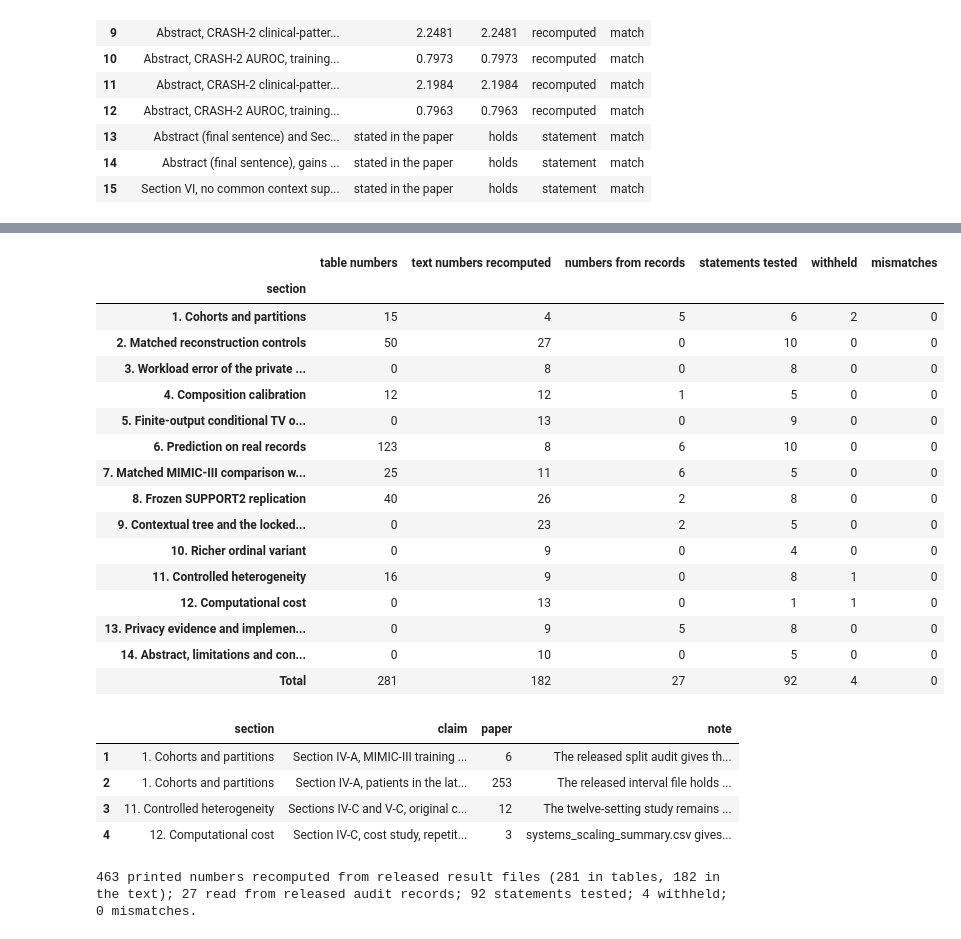
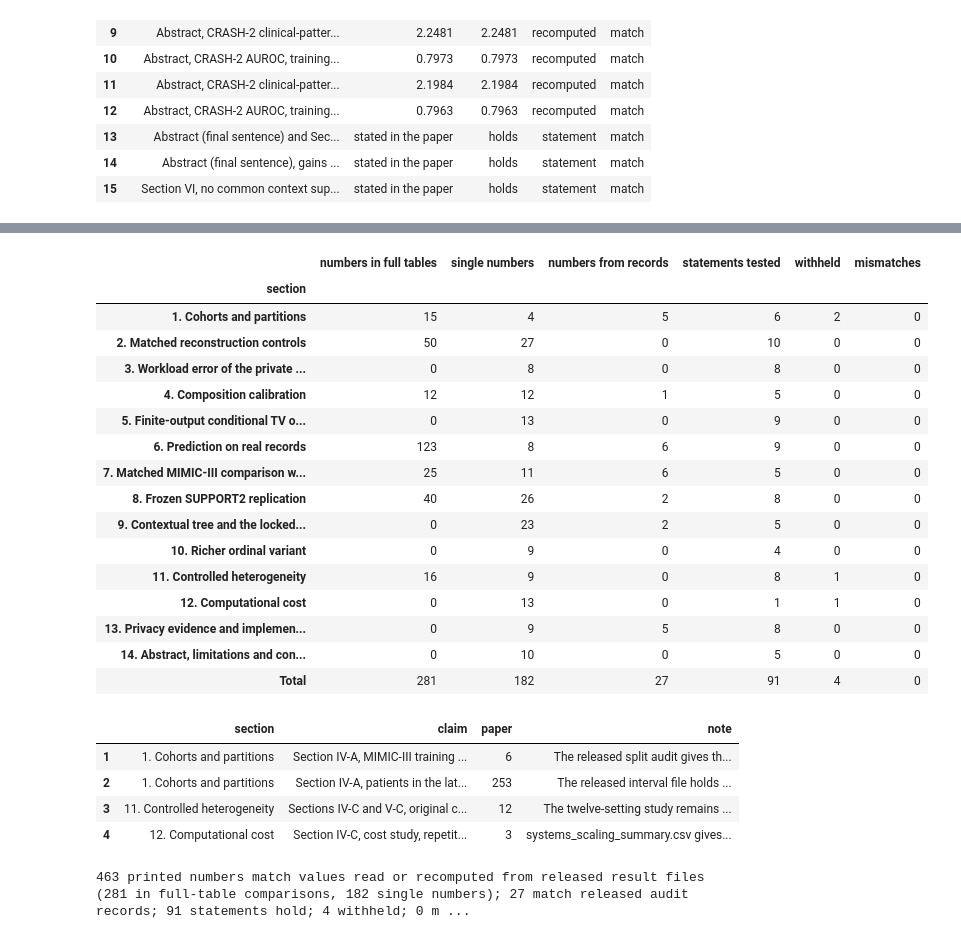
Before and after one commit to MdJoy31/FairWard, a Jupyter notebook: FairWard_supporting_evidence.ipynb, the cells around one changed output, grey strips where cells are left out. Cells and saved outputs as stored; diff of their text form; code cells hidden in the pictures.

```diff
--- a/FairWard_supporting_evidence.ipynb
+++ b/FairWard_supporting_evidence.ipynb
@@ -3214,38 +3218,39 @@ The summary counts what each section compared. Table and number rows count print
 # %%
 ledger = pd.DataFrame(LEDGER)
 order = list(dict.fromkeys(ledger.section))
 numbers = ledger.pivot_table(index="section", columns="basis", values="numbers", aggfunc="sum", fill_value=0)
 counts = ledger.pivot_table(index="section", columns="basis", values="claim", aggfunc="count", fill_value=0)
 summary = pd.DataFrame({
-    "table numbers": numbers.get("table", 0),
-    "text numbers recomputed": numbers.get("recomputed", 0),
+    "numbers in full tables": numbers.get("table", 0),
+    "single numbers": numbers.get("recomputed", 0),
     "numbers from records": numbers.get("record", 0),
     "statements tested": counts.get("statement", 0),
     "withheld": numbers.get("withheld", 0),
     "mismatches": ledger[ledger.status.eq("MISMATCH")].groupby("section").size(),
 }).reindex(order).fillna(0).astype(int)
 summary.loc["Total"] = summary.sum()
 display(summary)
 
 held = ledger[ledger.basis.eq("withheld")]
 if len(held):
     display(held[["section", "claim", "paper", "note"]].set_axis(range(1, len(held) + 1)))
 
 t = summary.loc["Total"]
-print(f"{t['table numbers'] + t['text numbers recomputed']} printed numbers recomputed from released result files "
-      f"({t['table numbers']} in tables, {t['text numbers recomputed']} in the text); "
-      f"{t['numbers from records']} read from released audit records; {t['statements tested']} statements tested; "
+print(f"{t['numbers in full tables'] + t['single numbers']} printed numbers match values read or recomputed from released "
+      f"result files ({t['numbers in full tables']} in full-table comparisons, {t['single numbers']} single numbers); "
+      f"{t['numbers from records']} match released audit records; {t['statements tested']} statements hold; "
       f"{t['withheld']} withheld; {t['mismatches']} mismatches.")
-assert not ledger.status.eq("MISMATCH").any(), "At least one comparison with the paper failed."
+failed = ledger[ledger.status.eq("MISMATCH")]
+assert failed.empty, "Comparisons with the paper failed:\n" + failed[["section", "claim", "paper", "notebook"]].to_string()
 # %% [output]
-|  | table numbers | text numbers recomputed | numbers from records | statements tested | withheld | mismatches |
+|  | numbers in full tables | single numbers | numbers from records | statements tested | withheld | mismatches |
 | section |  |  |  |  |  |  |
 | 1. Cohorts and partitions | 15 | 4 | 5 | 6 | 2 | 0 |
 | 2. Matched reconstruction controls | 50 | 27 | 0 | 10 | 0 | 0 |
 | 3. Workload error of the private ... | 0 | 8 | 0 | 8 | 0 | 0 |
 | 4. Composition calibration | 12 | 12 | 1 | 5 | 0 | 0 |
 | 5. Finite-output conditional TV o... | 0 | 13 | 0 | 9 | 0 | 0 |
-| 6. Prediction on real records | 123 | 8 | 6 | 10 | 0 | 0 |
+| 6. Prediction on real records | 123 | 8 | 6 | 9 | 0 | 0 |
 | 7. Matched MIMIC-III comparison w... | 25 | 11 | 6 | 5 | 0 | 0 |
 | 8. Frozen SUPPORT2 replication | 40 | 26 | 2 | 8 | 0 | 0 |
 | 9. Contextual tree and the locked... | 0 | 23 | 2 | 5 | 0 | 0 |
@@ -3254,10 +3259,10 @@ assert not ledger.status.eq("MISMATCH").any(), "At least one comparison with the
 | 12. Computational cost | 0 | 13 | 0 | 1 | 1 | 0 |
 | 13. Privacy evidence and implemen... | 0 | 9 | 5 | 8 | 0 | 0 |
 | 14. Abstract, limitations and con... | 0 | 10 | 0 | 5 | 0 | 0 |
-| Total | 281 | 182 | 27 | 92 | 4 | 0 |
+| Total | 281 | 182 | 27 | 91 | 4 | 0 |
 |  | section | claim | paper | note |
 | 1 | 1. Cohorts and partitions | Section IV-A, MIMIC-III training ... | 6 | The released split audit gives th... |
 | 2 | 1. Cohorts and partitions | Section IV-A, patients in the lat... | 253 | The released interval file holds ... |
 | 3 | 11. Controlled heterogeneity | Sections IV-C and V-C, original c... | 12 | The twelve-setting study remains ... |
 | 4 | 12. Computational cost | Section IV-C, cost study, repetit... | 3 | systems_scaling_summary.csv gives... |
-463 printed numbers recomputed from released result files (281 in tables, 182 in the text); 27 read from released audit records; 92 statements tested; 4 withheld; 0 mismatches.
+463 printed numbers match values read or recomputed from released result files (281 in full-table comparisons, 182 single numbers); 27 match released audit records; 91 statements hold; 4 withheld; 0 m ...
```
Also changed, not shown: parts of 11 cells of this notebook, 1 other file.
